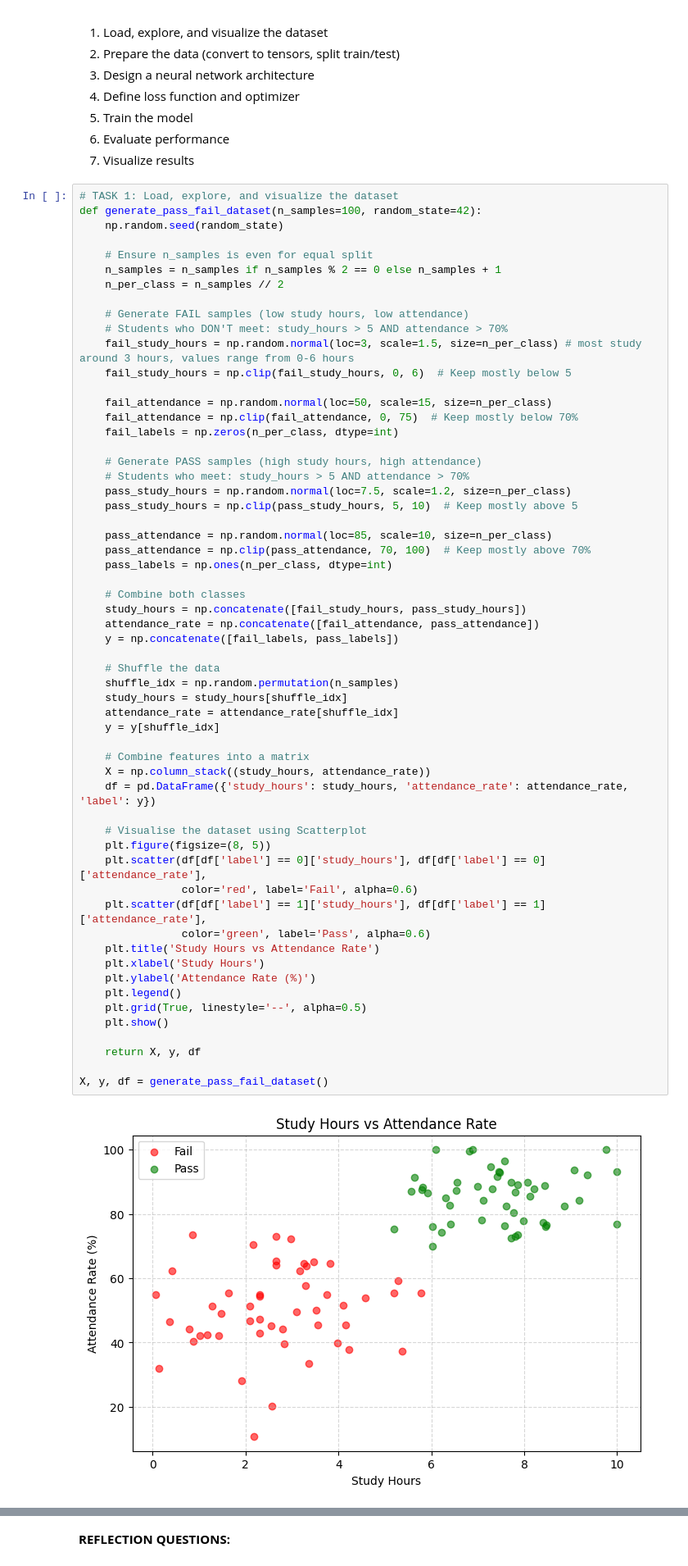
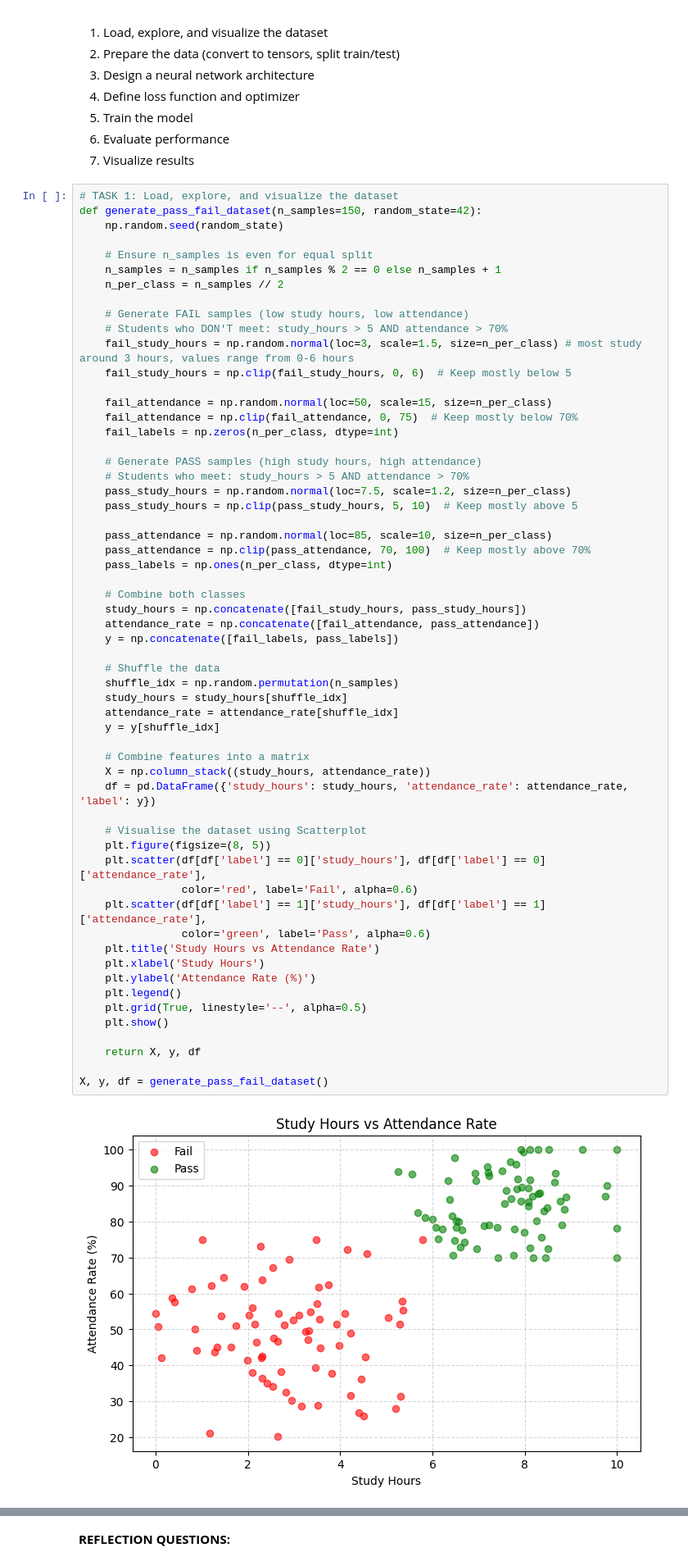
Before and after one commit to kay-16/csc173_activity02, a Jupyter notebook: CSC173_Activity02_Reambonanza_Kyla.ipynb, the cells around one changed output, grey strips where cells are left out. Shown: that part at 82% size. Cells and saved outputs as stored; diff of their text form.

Commit message:
Change sample size from 100 to 150; Add decision boundary & loss curve for visualisation; Change learning rate to 0.005; Add accuracy score;

```diff
--- a/CSC173_Activity02_Reambonanza_Kyla.ipynb
+++ b/CSC173_Activity02_Reambonanza_Kyla.ipynb
@@ -366,7 +366,7 @@ TASKS:
 7. Visualize results
 # %%
 # TASK 1: Load, explore, and visualize the dataset
-def generate_pass_fail_dataset(n_samples=100, random_state=42):
+def generate_pass_fail_dataset(n_samples=150, random_state=42):
     np.random.seed(random_state)
 
     # Ensure n_samples is even for equal split
@@ -396,34 +396,34 @@ def generate_pass_fail_dataset(n_samples=100, random_state=42):
     attendance_rate = np.concatenate([fail_attendance, pass_attendance])
     y = np.concatenate([fail_labels, pass_labels])
 
     # Shuffle the data
     shuffle_idx = np.random.permutation(n_samples)
     study_hours = study_hours[shuffle_idx]
     attendance_rate = attendance_rate[shuffle_idx]
     y = y[shuffle_idx]
 
     # Combine features into a matrix
     X = np.column_stack((study_hours, attendance_rate))
     df = pd.DataFrame({'study_hours': study_hours, 'attendance_rate': attendance_rate, 'label': y})
 
     # Visualise the dataset using Scatterplot
     plt.figure(figsize=(8, 5))
     plt.scatter(df[df['label'] == 0]['study_hours'], df[df['label'] == 0]['attendance_rate'],
                 color='red', label='Fail', alpha=0.6)
     plt.scatter(df[df['label'] == 1]['study_hours'], df[df['label'] == 1]['attendance_rate'],
                 color='green', label='Pass', alpha=0.6)
     plt.title('Study Hours vs Attendance Rate')
     plt.xlabel('Study Hours')
     plt.ylabel('Attendance Rate (%)')
     plt.legend()
     plt.grid(True, linestyle='--', alpha=0.5)
     plt.show()
 
     return X, y, df
 
 X, y, df = generate_pass_fail_dataset()
 # %% [output]
-[figure, old version]
+[figure, new version]
 # %%
 # TASK 2: Prepare the data
 
```
Also changed, not shown: parts of 10 cells of this notebook.
